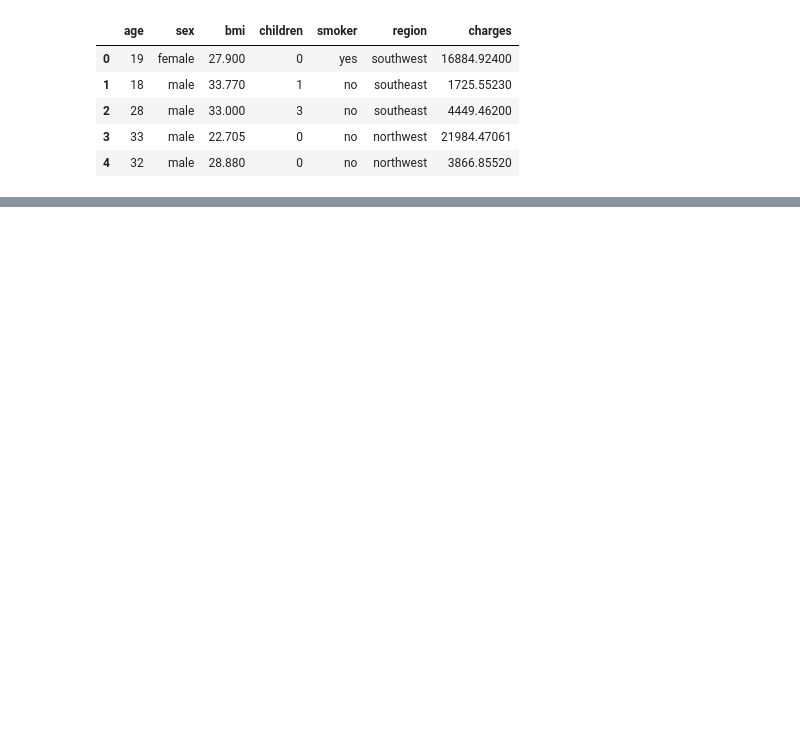
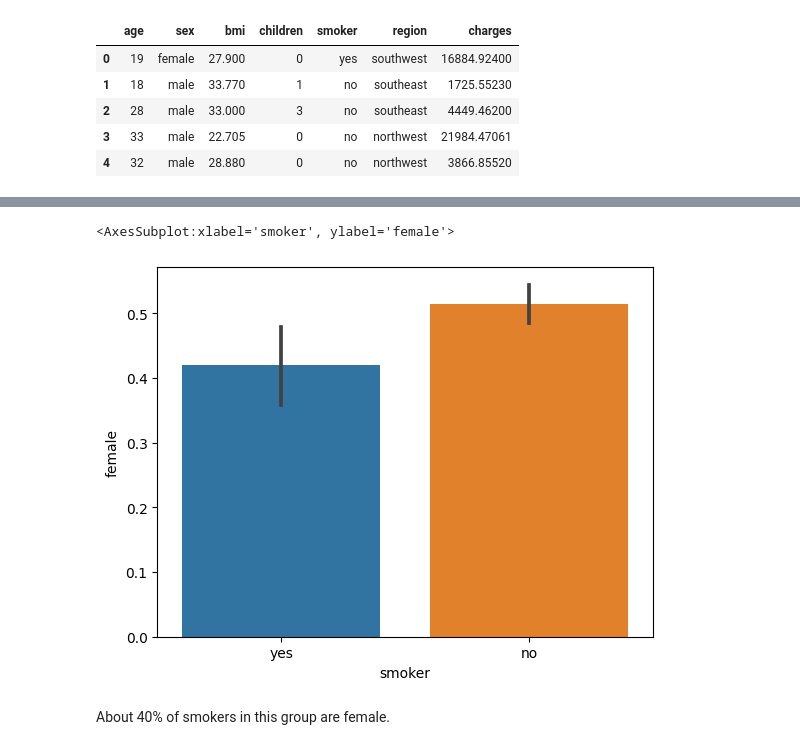
Before and after one commit to Swaghanaian/Hypothesis-Testing-with-Insurance-Data, a Jupyter notebook: Hypothesis Testing with Insurance Data.ipynb, the cells around one changed output, grey strips where cells are left out. Drawn from its saved outputs; the diff is of its cells as text; code cells hidden in the pictures; blank space fills up the shorter version.

```diff
--- a/Hypothesis Testing with Insurance Data.ipynb
+++ b/Hypothesis Testing with Insurance Data.ipynb
@@ -57,0 +240,4 @@ True
+# %%
+#saving the male and female group as a list of columns
+column = ['female','smoker']
+df[column]
@@ -57,0 +258,4 @@ True
+# %%
+#saving female group as a column
+female_df = df.loc[df['female']==True, column]
+female_df
@@ -57,0 +276,4 @@ True
+# %%
+# save male group as a column
+male_df = df.loc[df['female']==False, column]
+male_df
@@ -57,0 +294,4 @@ True
+# %%
+#Joining the male and female group for plotting
+sex_plot_df = pd.concat([female_df, male_df])
+sex_plot_df
@@ -57,0 +312,8 @@ True
+# %%
+#Visualizing smoking and non smoking groups
+sns.barplot(data = sex_plot_df, x = 'smoker', y = 'female')
+# %% [output]
+<AxesSubplot:xlabel='smoker', ylabel='female'>
+[figure, added]
+# %% [markdown]
+About 40% of smokers in this group are female.
```
Also changed, not shown: parts of 63 cells of this notebook.
